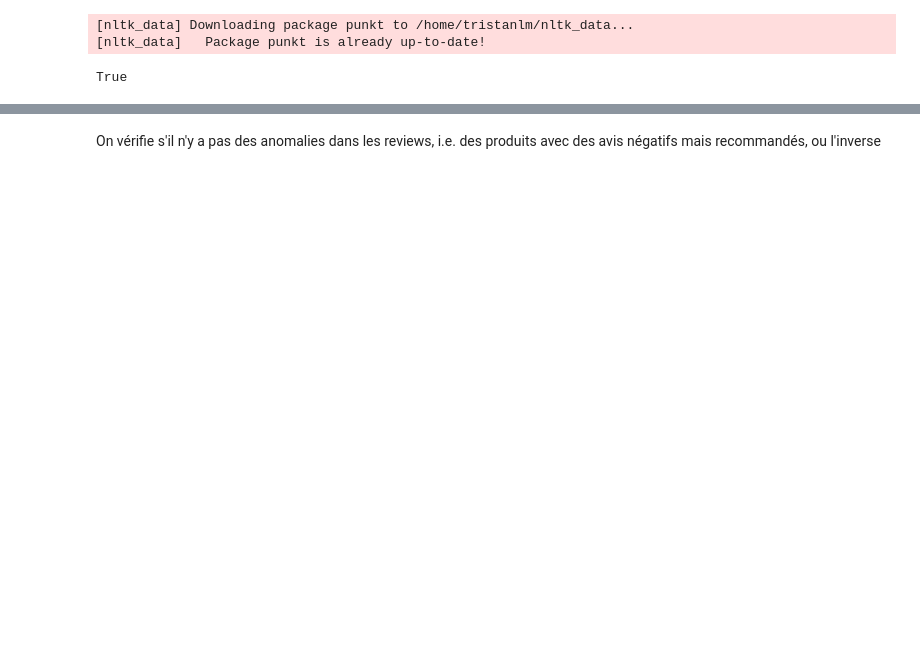
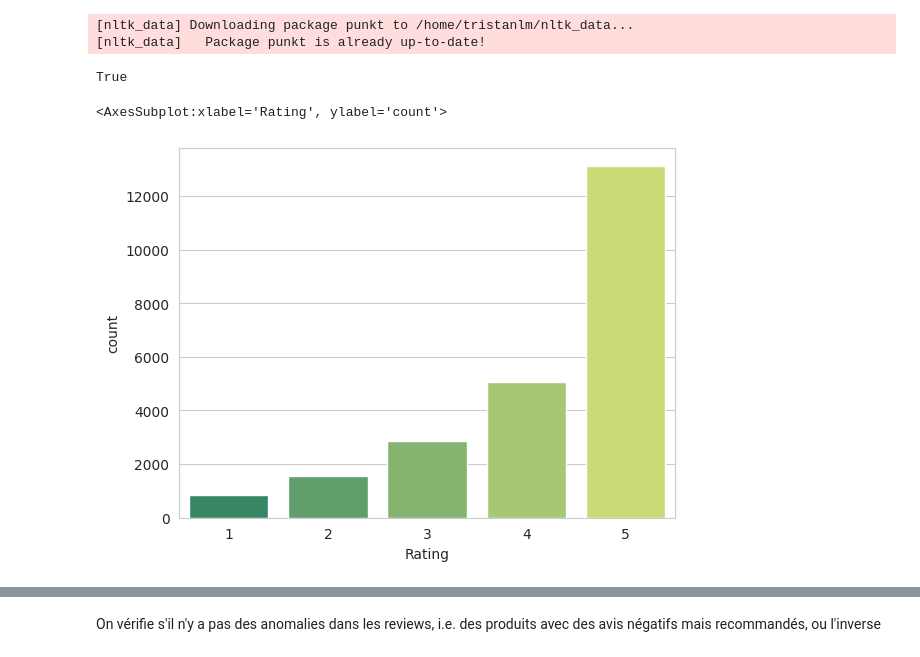
Before and after one commit to mungleh/-Simplon-Sentiment-analysis-project-streamlit, a Jupyter notebook: TriNotebook.ipynb, the cells around one changed output, grey strips where cells are left out. Drawn from its saved outputs; the diff is of its cells as text; code cells hidden in the pictures; blank space fills up the shorter version.

```diff
--- a/TriNotebook.ipynb
+++ b/TriNotebook.ipynb
@@ -37,6 +37,12 @@ nltk.download('punkt')
 True
 # %%
 df = pd.read_csv('data/cloth.csv')
+# %%
+sns.set_style('whitegrid')
+sns.countplot(x='Rating',data=df, palette='summer')
+# %% [output]
+<AxesSubplot:xlabel='Rating', ylabel='count'>
+[figure, added]
 # %%
 df
 # %% [output]
```
Also changed, not shown: parts of 1 cell of this notebook, 1 other file.
